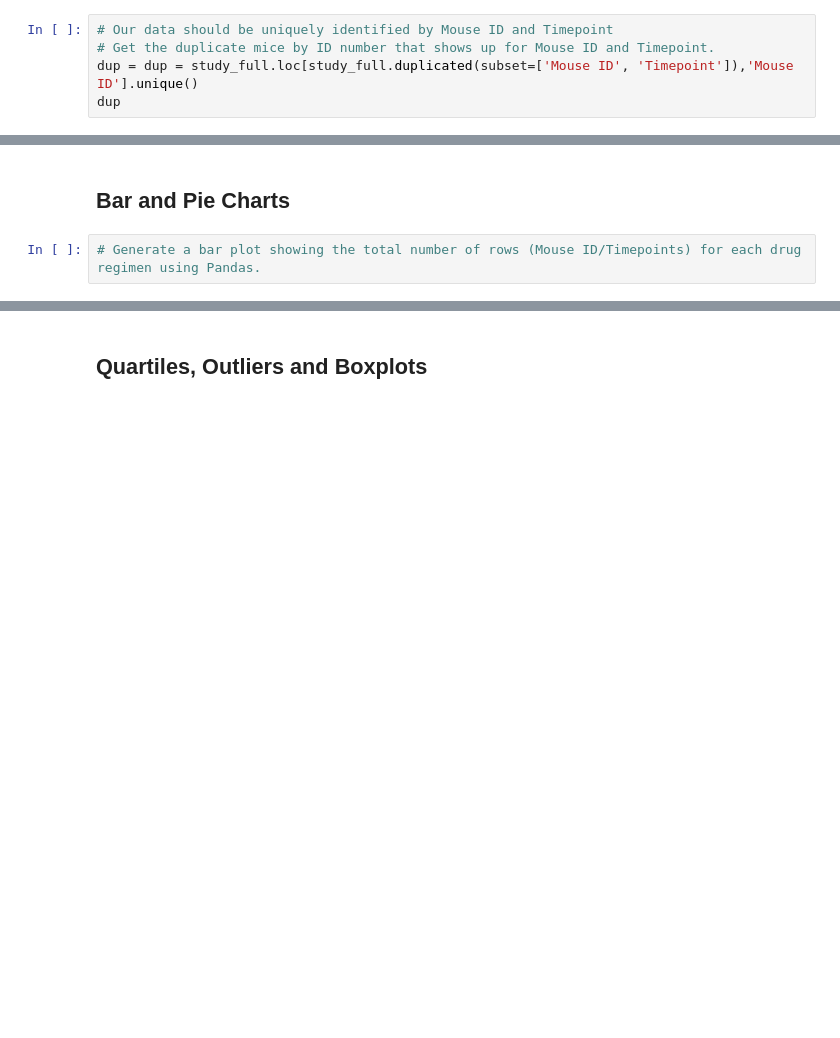
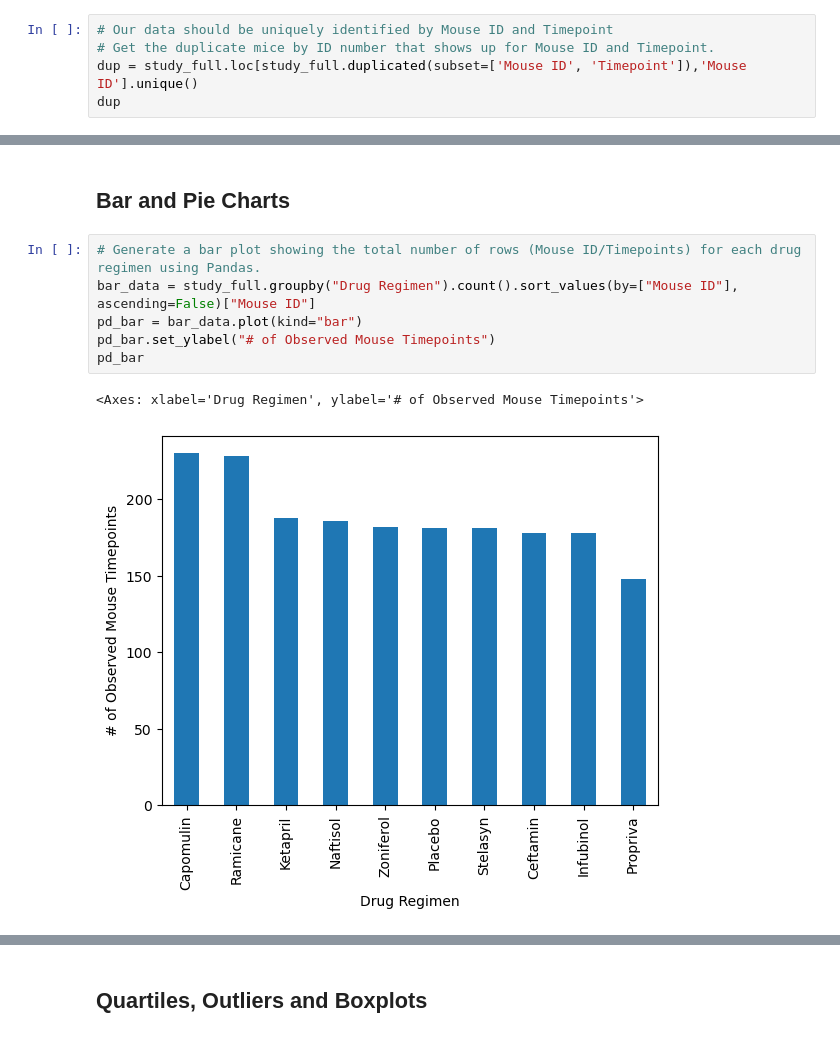
Before and after one commit to v4l3-v1ll4rr03l/pymaceuticals, a Jupyter notebook: pymaceuticals.ipynb, the cells around one changed output, grey strips where cells are left out. Cells and saved outputs as stored; diff of their text form; blank space fills up the shorter version.

```diff
--- a/pymaceuticals.ipynb
+++ b/pymaceuticals.ipynb
@@ -41,7 +41,7 @@ study_full["Mouse ID"].nunique()
 # %%
 # Our data should be uniquely identified by Mouse ID and Timepoint
 # Get the duplicate mice by ID number that shows up for Mouse ID and Timepoint.
-dup = dup = study_full.loc[study_full.duplicated(subset=['Mouse ID', 'Timepoint']),'Mouse ID'].unique()
+dup = study_full.loc[study_full.duplicated(subset=['Mouse ID', 'Timepoint']),'Mouse ID'].unique()
 dup
 # %% [output]
 array(['g989'], dtype=object)
@@ -98,5 +138,12 @@ study_full["Mouse ID"].nunique()
 ## Bar and Pie Charts
 # %%
 # Generate a bar plot showing the total number of rows (Mouse ID/Timepoints) for each drug regimen using Pandas.
+bar_data = study_full.groupby("Drug Regimen").count().sort_values(by=["Mouse ID"], ascending=False)["Mouse ID"]
+pd_bar = bar_data.plot(kind="bar")
+pd_bar.set_ylabel("# of Observed Mouse Timepoints")
+pd_bar
+# %% [output]
+<Axes: xlabel='Drug Regimen', ylabel='# of Observed Mouse Timepoints'>
+[figure, added]
 # %%
 # Generate a bar plot showing the total number of rows (Mouse ID/Timepoints) for each drug regimen using pyplot.
```
Also changed, not shown: parts of 12 cells of this notebook.
